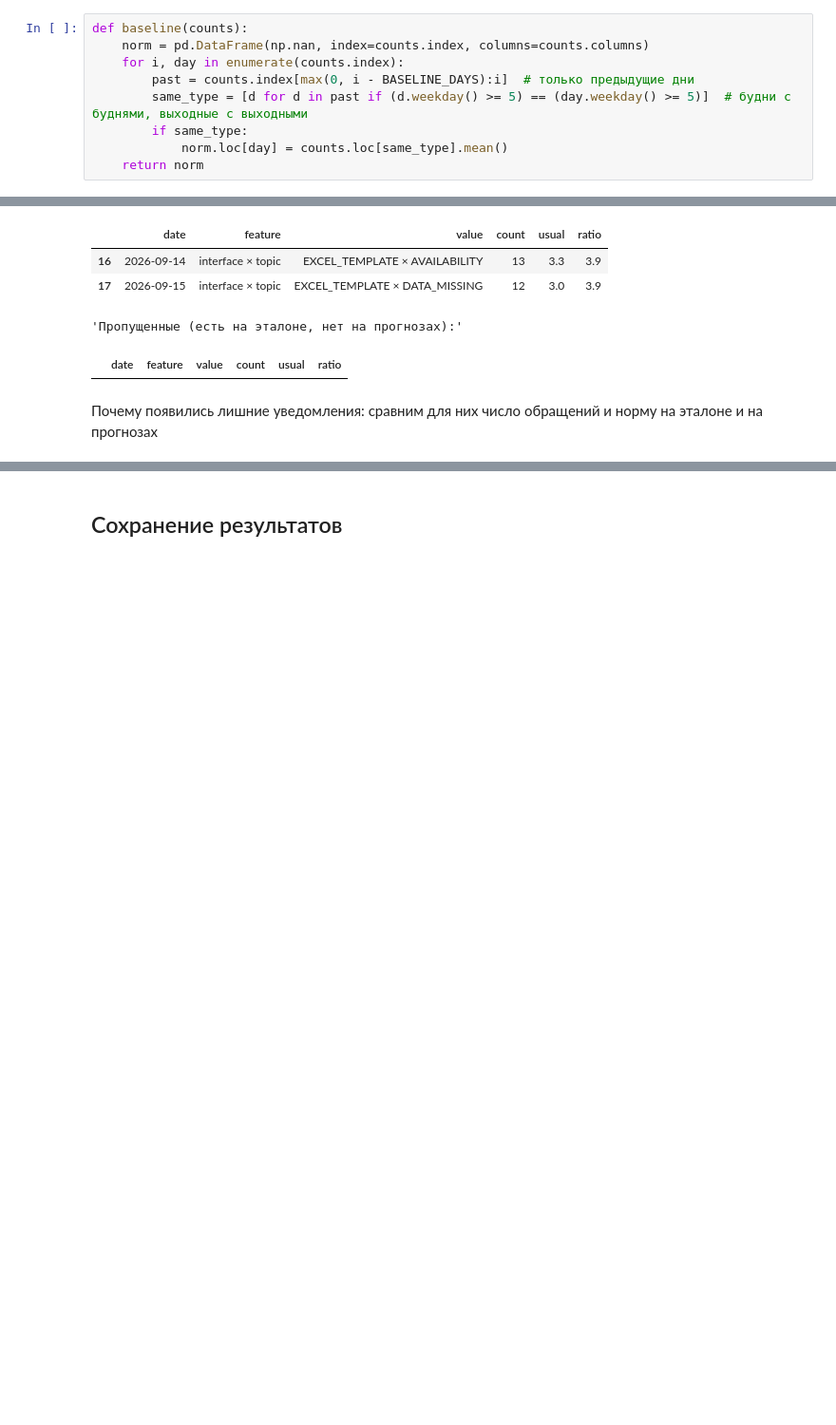
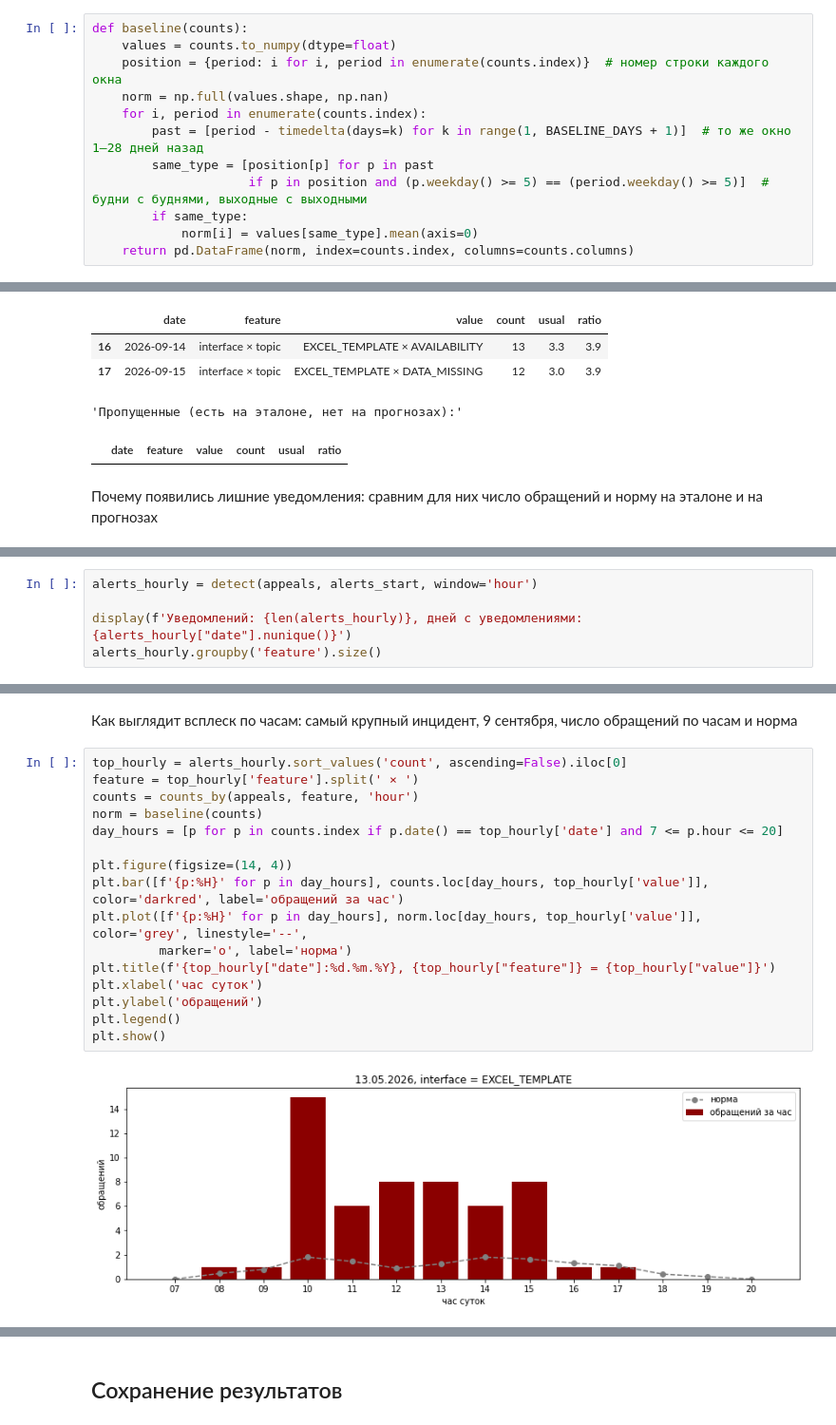
Before and after one commit to nk1vk/interfax, a Jupyter notebook: 2.3/spikes.ipynb, the cells around one changed output, grey strips where cells are left out. Shown at 95% size. Cells and saved outputs as stored; diff of their text form; blank space fills up the shorter version.

```diff
--- a/2.3/spikes.ipynb
+++ b/2.3/spikes.ipynb
@@ -140,12 +157,15 @@ daily_counts(appeals, ['topic']).head()
 # %%
 def baseline(counts):
-    norm = pd.DataFrame(np.nan, index=counts.index, columns=counts.columns)
-    for i, day in enumerate(counts.index):
-        past = counts.index[max(0, i - BASELINE_DAYS):i]  # только предыдущие дни
-        same_type = [d for d in past if (d.weekday() >= 5) == (day.weekday() >= 5)]  # будни с буднями, выходные с выходными
+    values = counts.to_numpy(dtype=float)
+    position = {period: i for i, period in enumerate(counts.index)}  # номер строки каждого окна
+    norm = np.full(values.shape, np.nan)
+    for i, period in enumerate(counts.index):
+        past = [period - timedelta(days=k) for k in range(1, BASELINE_DAYS + 1)]  # то же окно 1–28 дней назад
+        same_type = [position[p] for p in past
+                     if p in position and (p.weekday() >= 5) == (period.weekday() >= 5)]  # будни с буднями, выходные с выходными
         if same_type:
-            norm.loc[day] = counts.loc[same_type].mean()
-    return norm
+            norm[i] = values[same_type].mean(axis=0)
+    return pd.DataFrame(norm, index=counts.index, columns=counts.columns)
 # %% [markdown]
 **Шаг 3. Нетипично ли много.** Число обращений колеблется само по себе: если обычно приходит 2 в день,
 то 4 — вполне обычный день. Чтобы отличить случайное колебание от всплеска, используем распределение
@@ -410,0 +497,5 @@ for row in extra.itertuples():
+# %%
+alerts_hourly = detect(appeals, alerts_start, window='hour')
+
+display(f'Уведомлений: {len(alerts_hourly)}, дней с уведомлениями: {alerts_hourly["date"].nunique()}')
+alerts_hourly.groupby('feature').size()
@@ -410,0 +552,20 @@ for row in extra.itertuples():
+# %% [markdown]
+Как выглядит всплеск по часам: самый крупный инцидент, 9 сентября, число обращений по часам и норма
+# %%
+top_hourly = alerts_hourly.sort_values('count', ascending=False).iloc[0]
+feature = top_hourly['feature'].split(' × ')
+counts = counts_by(appeals, feature, 'hour')
+norm = baseline(counts)
+day_hours = [p for p in counts.index if p.date() == top_hourly['date'] and 7 <= p.hour <= 20]
+
+plt.figure(figsize=(14, 4))
+plt.bar([f'{p:%H}' for p in day_hours], counts.loc[day_hours, top_hourly['value']], color='darkred', label='обращений за час')
+plt.plot([f'{p:%H}' for p in day_hours], norm.loc[day_hours, top_hourly['value']], color='grey', linestyle='--',
+         marker='o', label='норма')
+plt.title(f'{top_hourly["date"]:%d.%m.%Y}, {top_hourly["feature"]} = {top_hourly["value"]}')
+plt.xlabel('час суток')
+plt.ylabel('обращений')
+plt.legend()
+plt.show()
+# %% [output]
+[figure, added]
```
Also changed, not shown: parts of 44 cells of this notebook, 5 other files.
